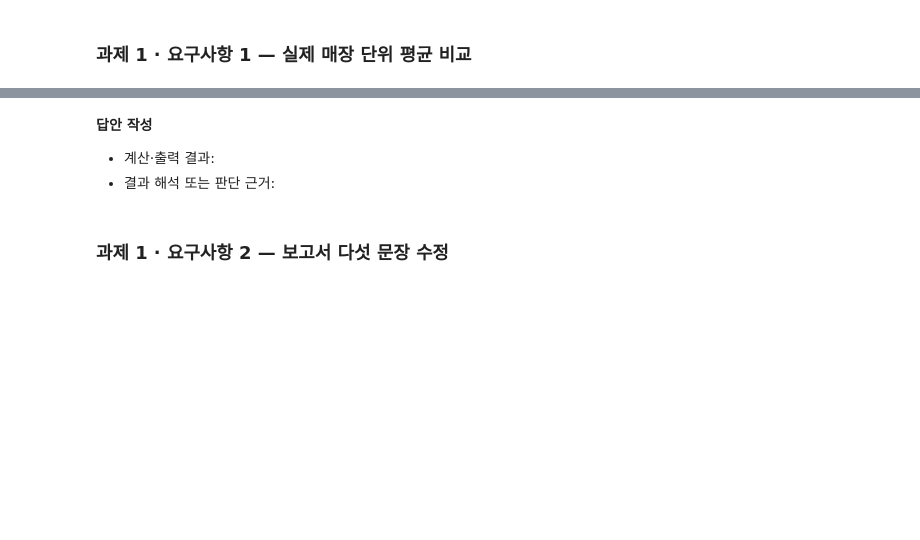
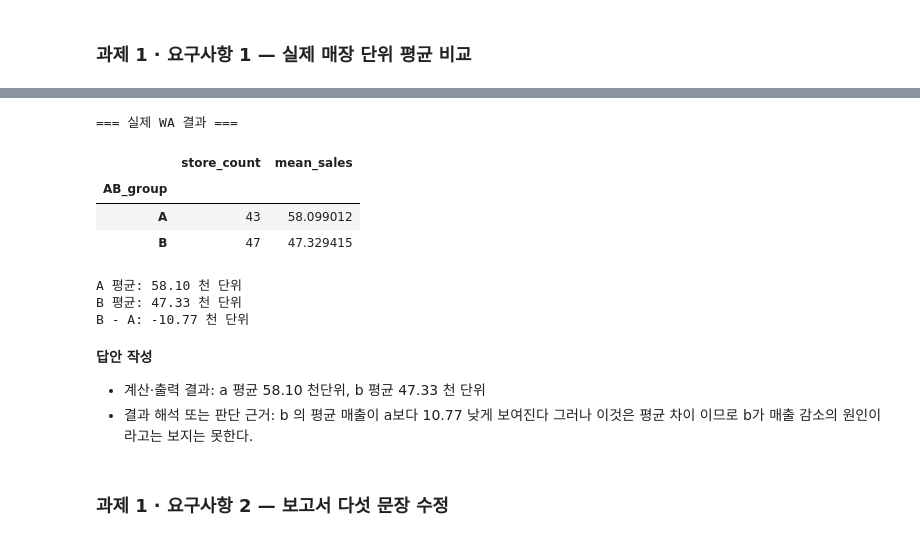
Before and after one commit to usm9514-wq/Machine-Learning-and-others, a Jupyter notebook: Product_Analysis/2장v3/2장5강 A-B 테스트 핵심 메커니즘과 실험 설계 오류 식별 실습문제.ipynb, the cells around one changed output, grey strips where cells are left out. Drawn from its saved outputs; the diff is of its cells as text; code cells hidden in the pictures; blank space fills up the shorter version.

```diff
--- a/Product_Analysis/2장v3/2장5강 A-B 테스트 핵심 메커니즘과 실험 설계 오류 식별 실습문제.ipynb
+++ b/Product_Analysis/2장v3/2장5강 A-B 테스트 핵심 메커니즘과 실험 설계 오류 식별 실습문제.ipynb
@@ -402,8 +908,37 @@ A를 기존안, B를 변경안으로 가정합니다. 실제 매출을 비교하
+# %%
+wa_summary = (
+    analysis_df
+    .groupby('AB_group')
+    .agg(
+        store_count=('four_week_mean_sales', 'size'),
+        mean_sales=('four_week_mean_sales', 'mean')
+    )
+)
+
+A_mean = wa_summary.loc['A', 'mean_sales']
+B_mean = wa_summary.loc['B', 'mean_sales']
+diff_BA = B_mean - A_mean
+
+print("=== 실제 WA 결과 ===")
+display(wa_summary)
+
+print(f"A 평균: {A_mean:.2f} 천 단위")
+print(f"B 평균: {B_mean:.2f} 천 단위")
+print(f"B - A: {diff_BA:.2f} 천 단위")
+# %% [output]
+=== 실제 WA 결과 ===
+|  | store_count | mean_sales |
+| AB_group |  |  |
+| A | 43 | 58.099012 |
+| B | 47 | 47.329415 |
+A 평균: 58.10 천 단위
+B 평균: 47.33 천 단위
+B - A: -10.77 천 단위
 # %% [markdown]
 **답안 작성**
 
-- 계산·출력 결과:
-- 결과 해석 또는 판단 근거:
+- 계산·출력 결과: a 평균 58.10 천단위, b 평균 47.33 천 단위
+- 결과 해석 또는 판단 근거: b 의 평균 매출이 a보다 10.77 낮게 보여진다 그러나 이것은 평균 차이 이므로 b가 매출 감소의 원인이라고는 보지는 못한다.
 # %% [markdown]
 ### 과제 1 · 요구사항 2 — 보고서 다섯 문장 수정
 # %% [markdown]
```
Also changed, not shown: parts of 6 cells of this notebook, 4 other files.
